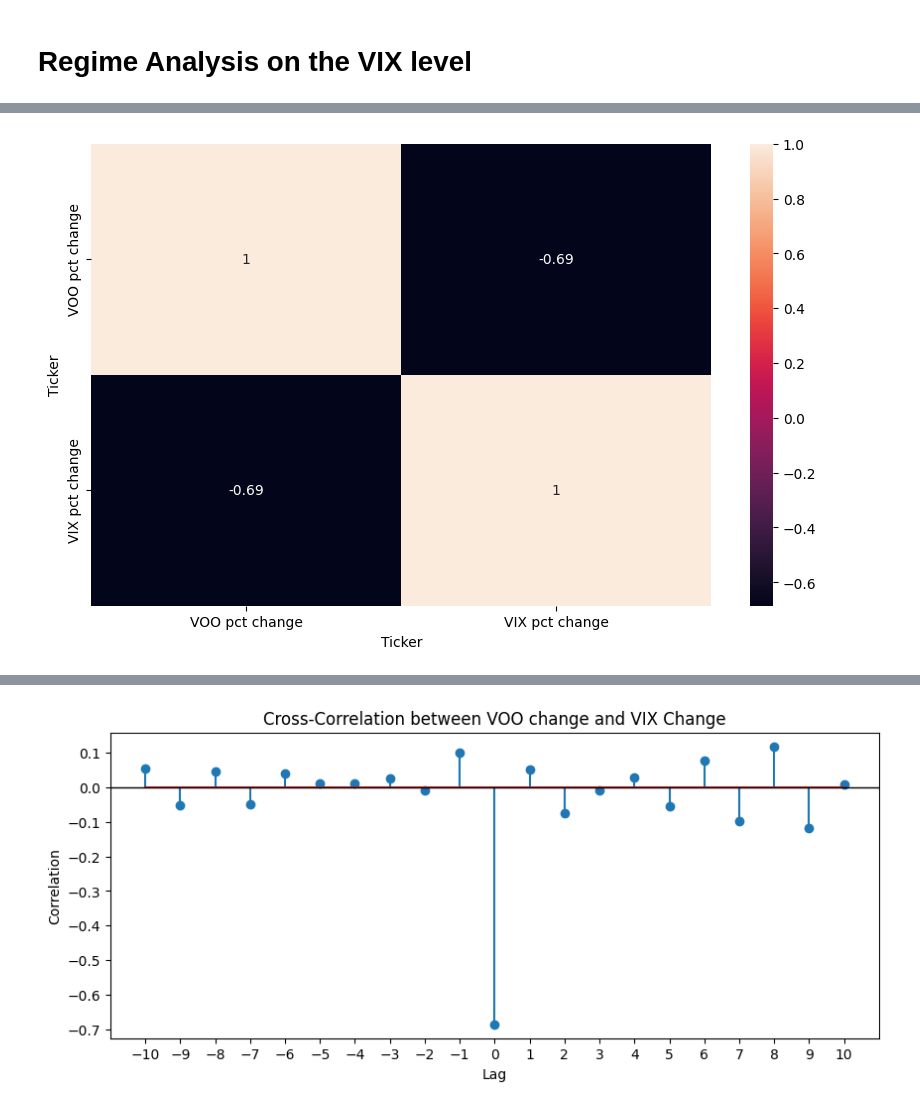
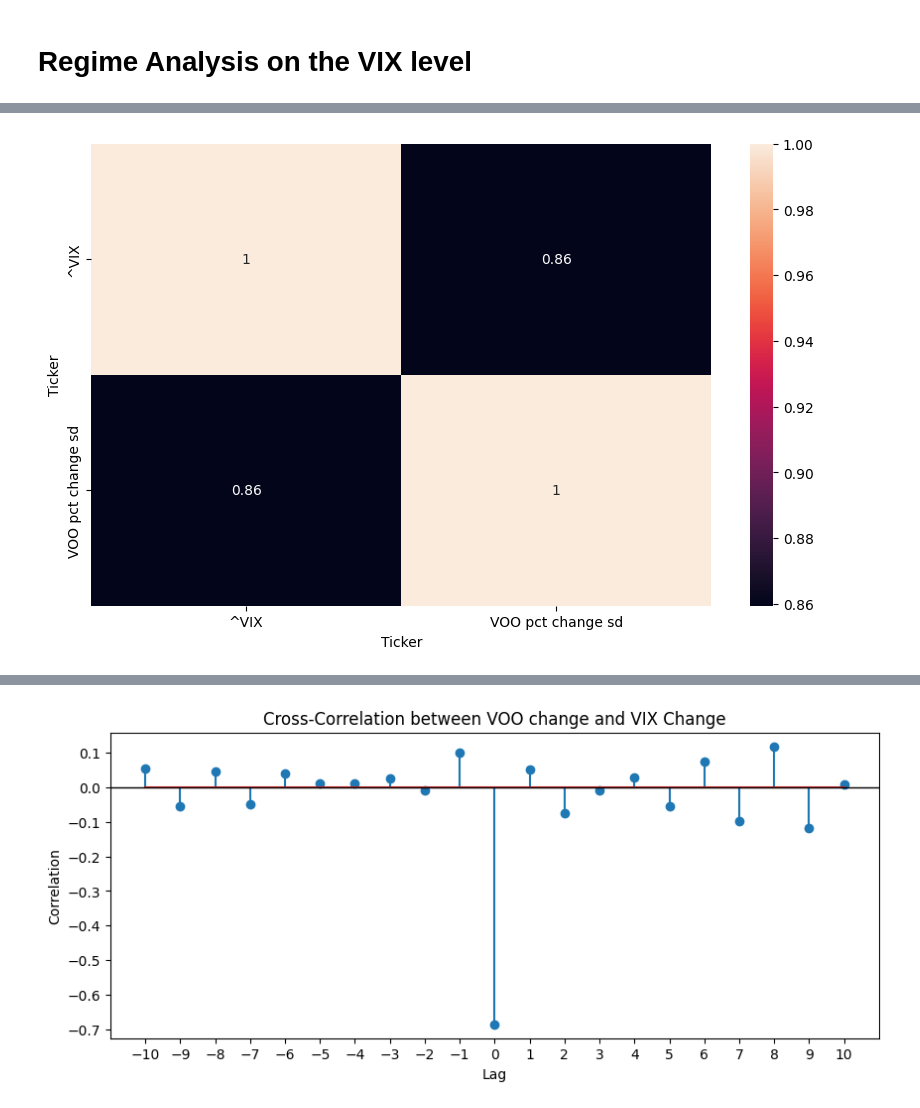
Before and after one commit to Wqcapstone1234/Enhancing-Basic-VIX-Strategy, a Jupyter notebook: MScFE_690_Capstone_Code_Group_9171.ipynb, the cells around one changed output, grey strips where cells are left out. Saved outputs shown, nothing was run; the diff lists cells and outputs as text; code cells hidden in the pictures.

```diff
--- a/MScFE_690_Capstone_Code_Group_9171.ipynb
+++ b/MScFE_690_Capstone_Code_Group_9171.ipynb
@@ -152,0 +134,6 @@ Date
+# %%
+df['VOO pct change'] = df['VOO'].pct_change()
+df['VIX pct change'] = df['^VIX'].pct_change()
+df['VOO pct change sd'] = df['VOO'].pct_change().rolling(10).std()*(252**0.5)
+df['VIX pct change sd'] = df['^VIX'].pct_change().rolling(10).std()*(252**0.5)
+df = df.dropna()
@@ -168,8 +174,9 @@ plt.show()
 # %%
 #Plot correlation matrix for all variables
+df_corr_1 = df[['^VIX','VOO pct change sd']]
 plt.figure(figsize=(10,6))
-c = df_returns.corr()
+c = df_corr_1.corr()
 sns.heatmap(c, annot=True)
 plt.show()
 # %% [output]
-[figure, old version]
+[figure, new version]
```
Also changed, not shown: parts of 24 cells of this notebook.
